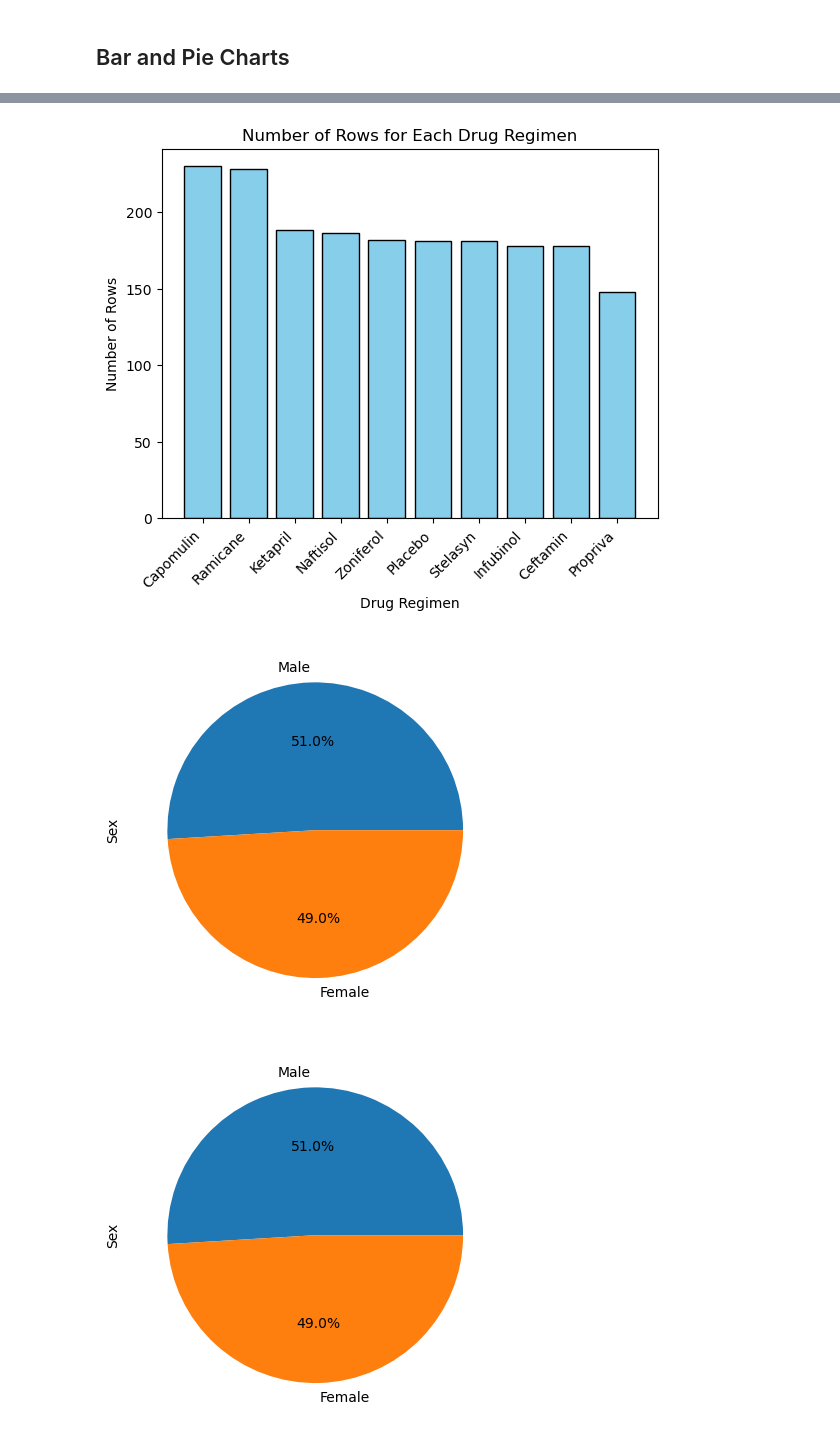
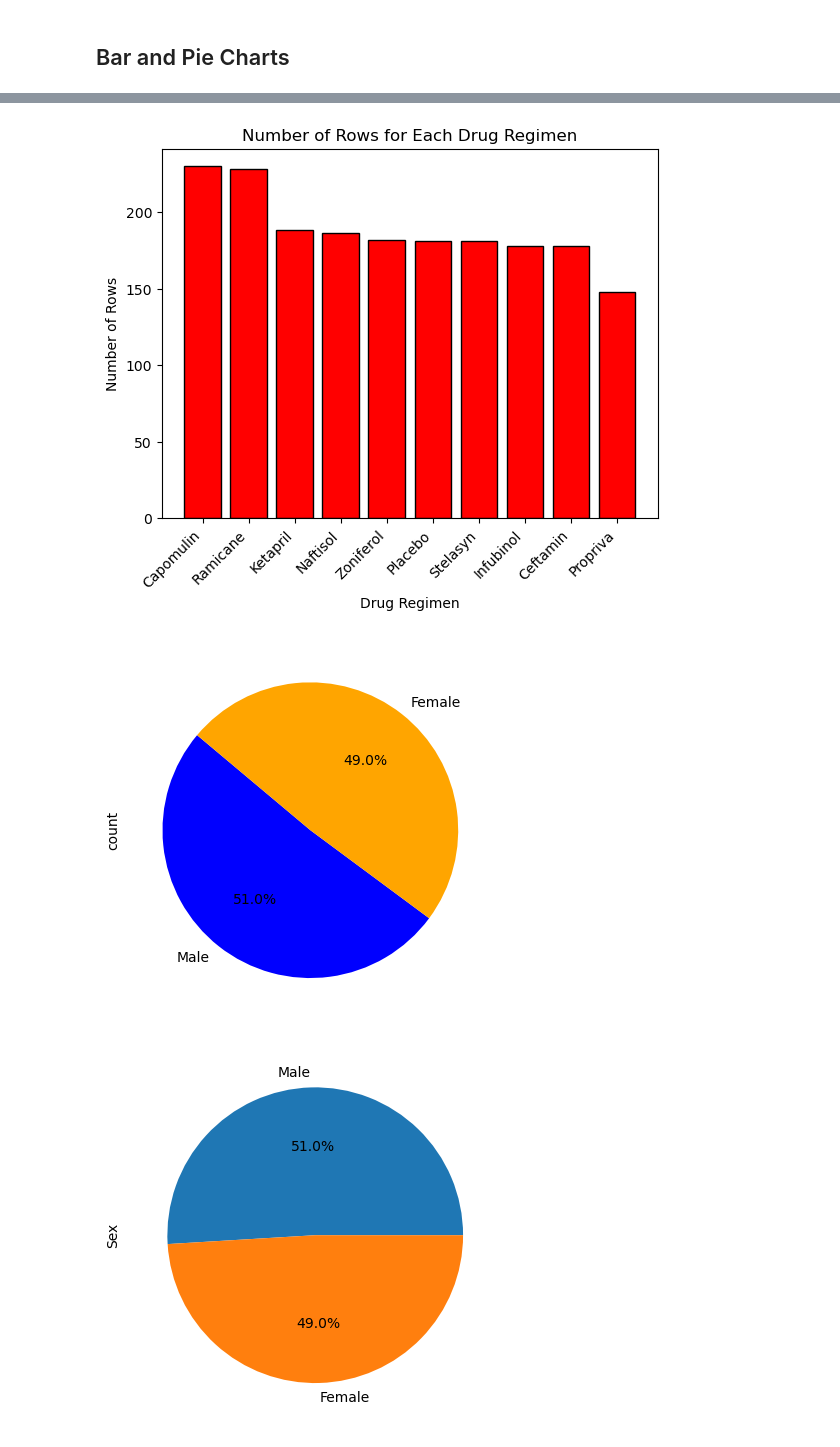
Before and after one commit to oking650/matplotlib, a Jupyter notebook: pymaceuticals_starter.ipynb, the cells around one changed output, grey strips where cells are left out. Drawn from its saved outputs; the diff is of its cells as text; code cells hidden in the pictures.

Commit message:
Updated pie chart

```diff
--- a/pymaceuticals_starter.ipynb
+++ b/pymaceuticals_starter.ipynb
@@ -180,6 +184,6 @@ regimen_barplot_pd = row_counts.plot(kind = 'bar', color = 'red')
 # %%
 # Generate a bar plot showing the total number of rows (Mouse ID/Timepoints) for each drug regimen using pyplot.
-regimen_barplot_plt = plt.bar(row_counts.index, row_counts, color='skyblue', edgecolor='black')
+regimen_barplot_plt = plt.bar(row_counts.index, row_counts, color='red', edgecolor='black')
 
 plt.xlabel('Drug Regimen')
 plt.ylabel('Number of Rows')
@@ -188,11 +192,14 @@ plt.xticks(rotation=45, ha='right')
 
 plt.show()
 # %% [output]
-[figure, old version]
+[figure, new version]
 # %%
 # Generate a pie plot showing the distribution of female versus male mice using Pandas
+pie_data = clean_data['Sex'].value_counts()
+
+pie_plot = pie_data.plot(kind = 'pie', autopct='%1.1f%%', colors=['blue', 'orange'],startangle = 140)
 # %% [output]
-[figure, old version]
+[figure, new version]
 # %%
 # Generate a pie plot showing the distribution of female versus male mice using pyplot
 # %% [output]
```
Also changed, not shown: parts of 1 cell of this notebook.
